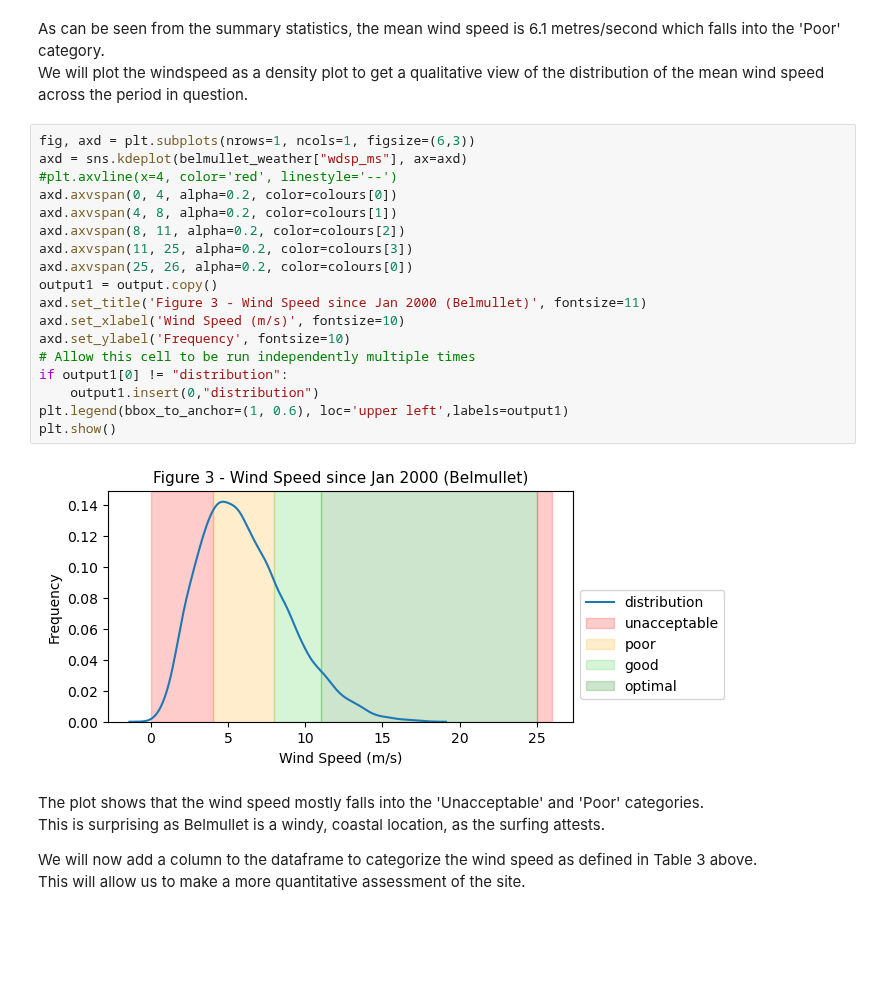
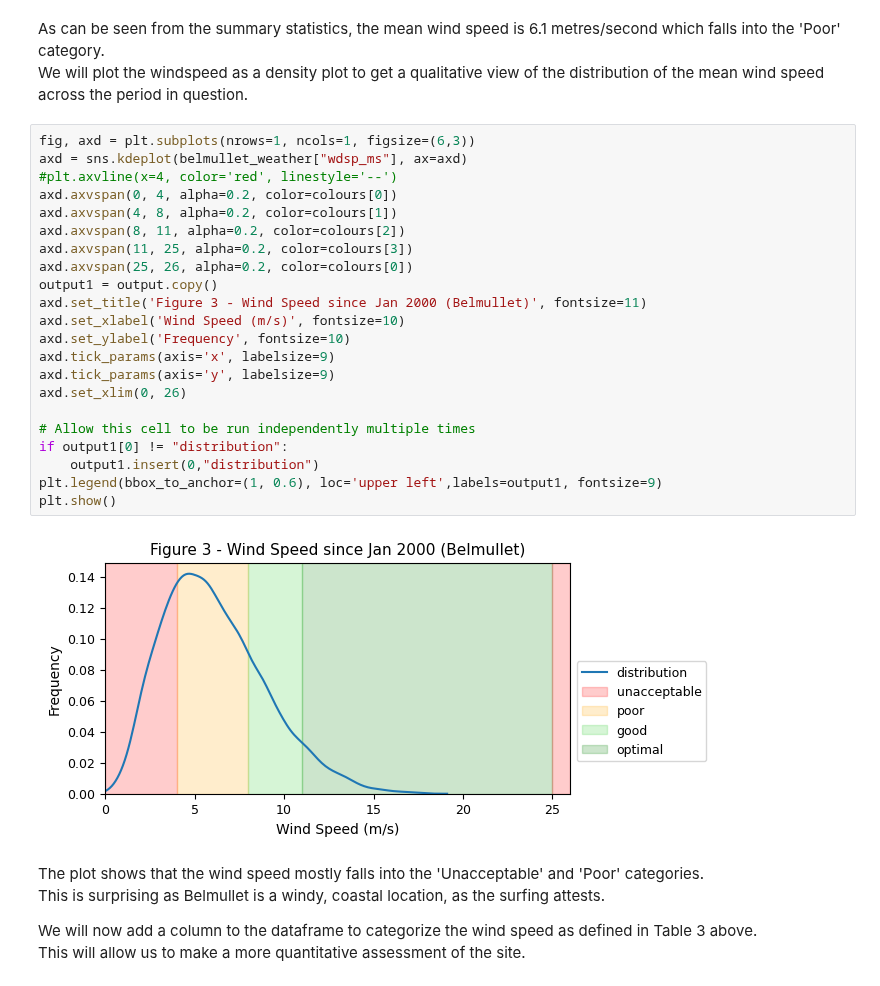
Before and after one commit to dvdgeroconnell/PFDA-project, a Jupyter notebook: weather.ipynb, the cells around one changed output. Drawn from its saved outputs; the diff is of its cells as text; blank space fills up the shorter version.

```diff
--- a/weather.ipynb
+++ b/weather.ipynb
@@ -258,23 +258,27 @@ We will plot the windspeed as a density plot to get a qualitative view of the di
 # %%
 fig, axd = plt.subplots(nrows=1, ncols=1, figsize=(6,3))
 axd = sns.kdeplot(belmullet_weather["wdsp_ms"], ax=axd)
 #plt.axvline(x=4, color='red', linestyle='--')
 axd.axvspan(0, 4, alpha=0.2, color=colours[0])
 axd.axvspan(4, 8, alpha=0.2, color=colours[1])
 axd.axvspan(8, 11, alpha=0.2, color=colours[2])
 axd.axvspan(11, 25, alpha=0.2, color=colours[3])
 axd.axvspan(25, 26, alpha=0.2, color=colours[0])
 output1 = output.copy()
 axd.set_title('Figure 3 - Wind Speed since Jan 2000 (Belmullet)', fontsize=11)
 axd.set_xlabel('Wind Speed (m/s)', fontsize=10)
 axd.set_ylabel('Frequency', fontsize=10)
+axd.tick_params(axis='x', labelsize=9)
+axd.tick_params(axis='y', labelsize=9)
+axd.set_xlim(0, 26)
+
 # Allow this cell to be run independently multiple times
 if output1[0] != "distribution":
     output1.insert(0,"distribution")
-plt.legend(bbox_to_anchor=(1, 0.6), loc='upper left',labels=output1)
+plt.legend(bbox_to_anchor=(1, 0.6), loc='upper left',labels=output1, fontsize=9)
 plt.show()
 # %% [output]
-[figure, old version]
+[figure, new version]
 # %% [markdown]
 The plot shows that the wind speed mostly falls into the 'Unacceptable' and 'Poor' categories.
 This is surprising as Belmullet is a windy, coastal location, as the surfing attests.
```
Also changed, not shown: parts of 53 cells of this notebook.
